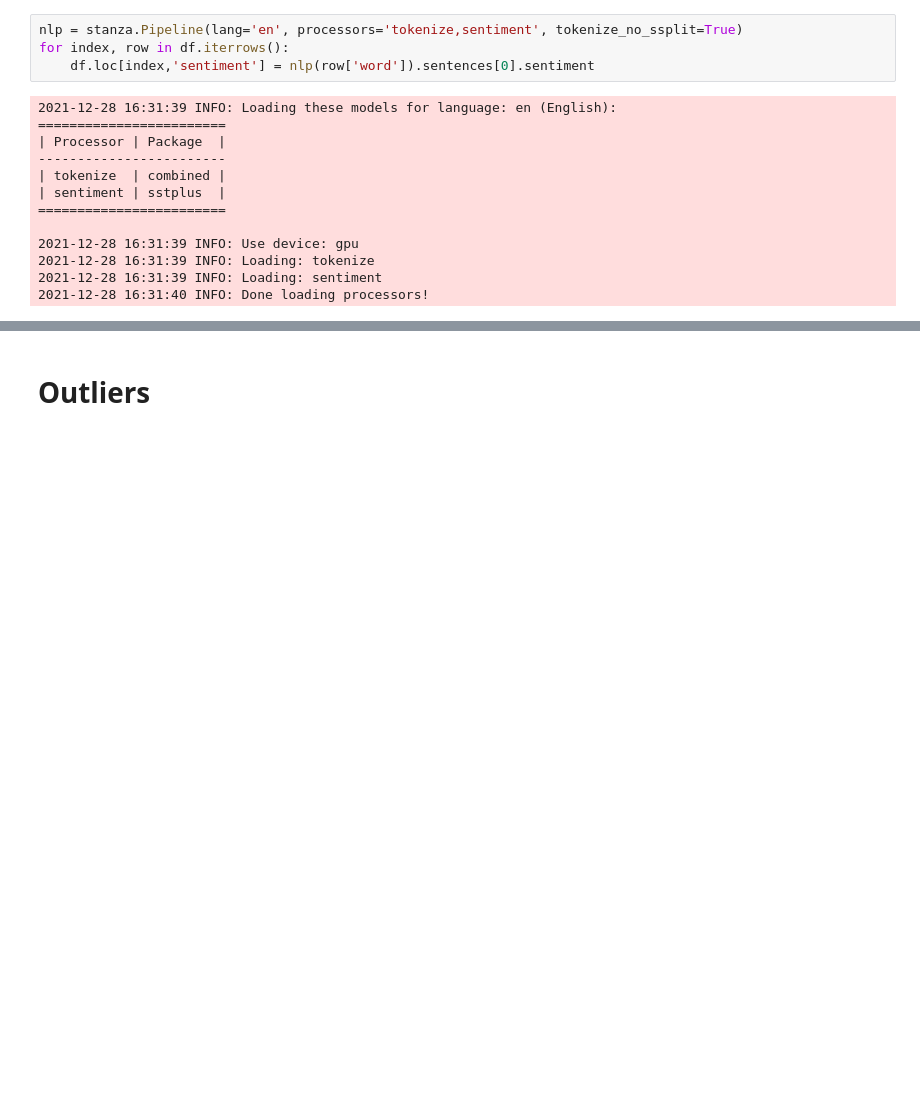
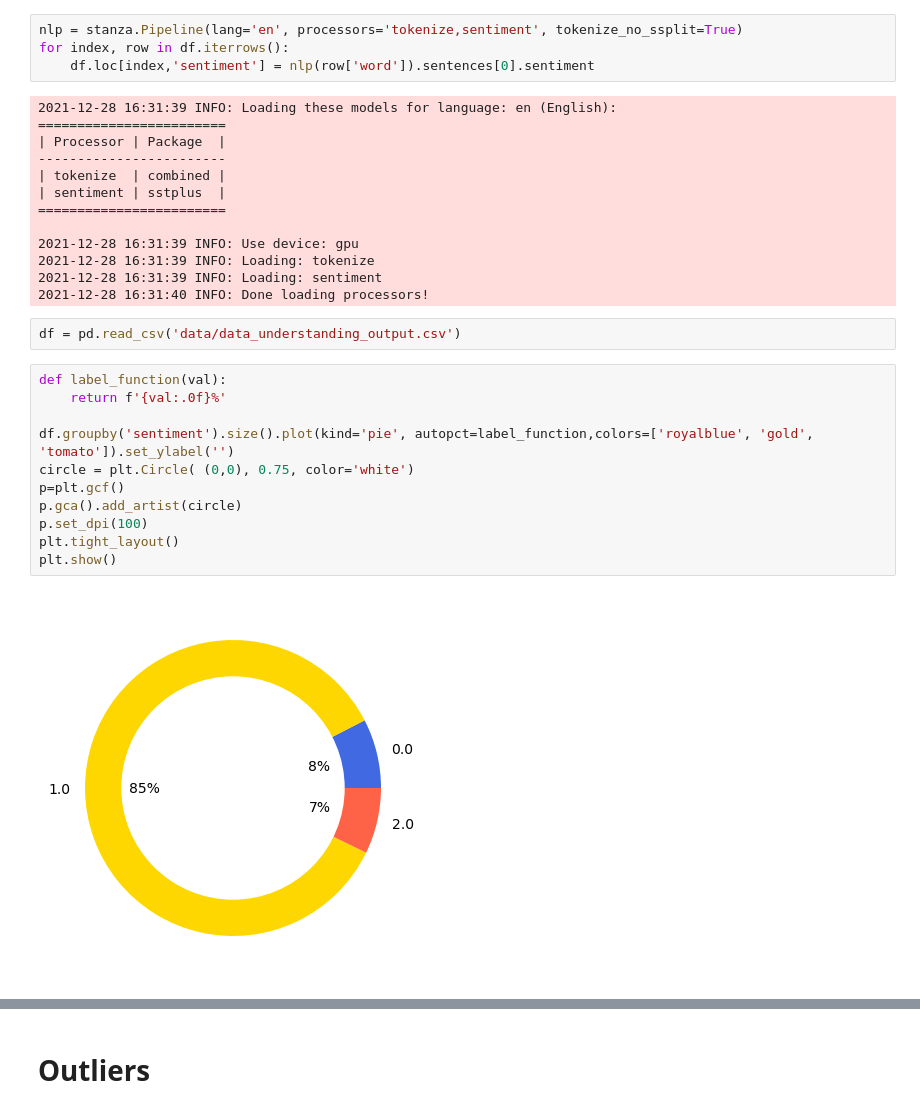
Before and after one commit to michelepapucci/data-mining-project, a Jupyter notebook: data_understanding.ipynb, the cells around one changed output, grey strips where cells are left out. Drawn from its saved outputs; the diff is of its cells as text; blank space fills up the shorter version.

```diff
--- a/data_understanding.ipynb
+++ b/data_understanding.ipynb
@@ -354,3 +392,18 @@ for index, row in df.iterrows():
 2021-12-28 16:31:39 INFO: Loading: tokenize
 2021-12-28 16:31:39 INFO: Loading: sentiment
 2021-12-28 16:31:40 INFO: Done loading processors!
+# %%
+df = pd.read_csv('data/data_understanding_output.csv')
+# %%
+def label_function(val):
+    return f'{val:.0f}%'
+
+df.groupby('sentiment').size().plot(kind='pie', autopct=label_function,colors=['royalblue', 'gold', 'tomato']).set_ylabel('')
+circle = plt.Circle( (0,0), 0.75, color='white')
+p=plt.gcf()
+p.gca().add_artist(circle)
+p.set_dpi(100)
+plt.tight_layout()
+plt.show()
+# %% [output]
+[figure, added]
```
Also changed, not shown: parts of 18 cells of this notebook, 2 other files.
